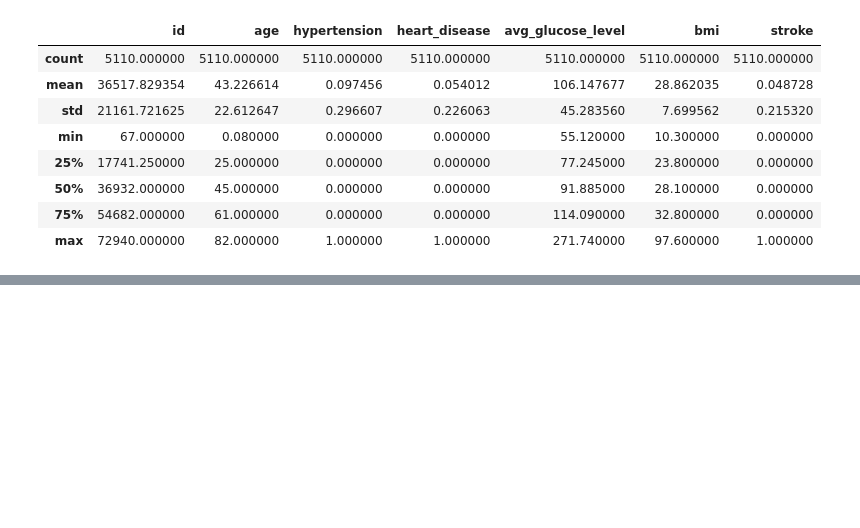
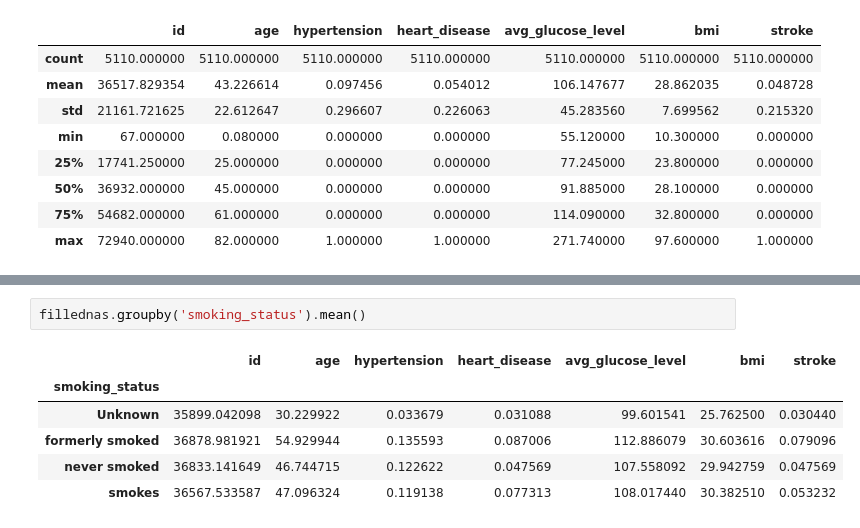
Before and after one commit to Flxp49/ds-stroke-analysis, a Jupyter notebook: notebook.ipynb, the cells around one changed output, grey strips where cells are left out. Drawn from its saved outputs; the diff is of its cells as text; blank space fills up the shorter version.

```diff
--- a/notebook.ipynb
+++ b/notebook.ipynb
@@ -290,0 +302,9 @@ fillednas.describe()
+# %%
+fillednas.groupby('smoking_status').mean()
+# %% [output]
+|  | id | age | hypertension | heart_disease | avg_glucose_level | bmi | stroke |
+| smoking_status |  |  |  |  |  |  |  |
+| Unknown | 35899.042098 | 30.229922 | 0.033679 | 0.031088 | 99.601541 | 25.762500 | 0.030440 |
+| formerly smoked | 36878.981921 | 54.929944 | 0.135593 | 0.087006 | 112.886079 | 30.603616 | 0.079096 |
+| never smoked | 36833.141649 | 46.744715 | 0.122622 | 0.047569 | 107.558092 | 29.942759 | 0.047569 |
+| smokes | 36567.533587 | 47.096324 | 0.119138 | 0.077313 | 108.017440 | 30.382510 | 0.053232 |
```
Also changed, not shown: parts of 20 cells of this notebook.
